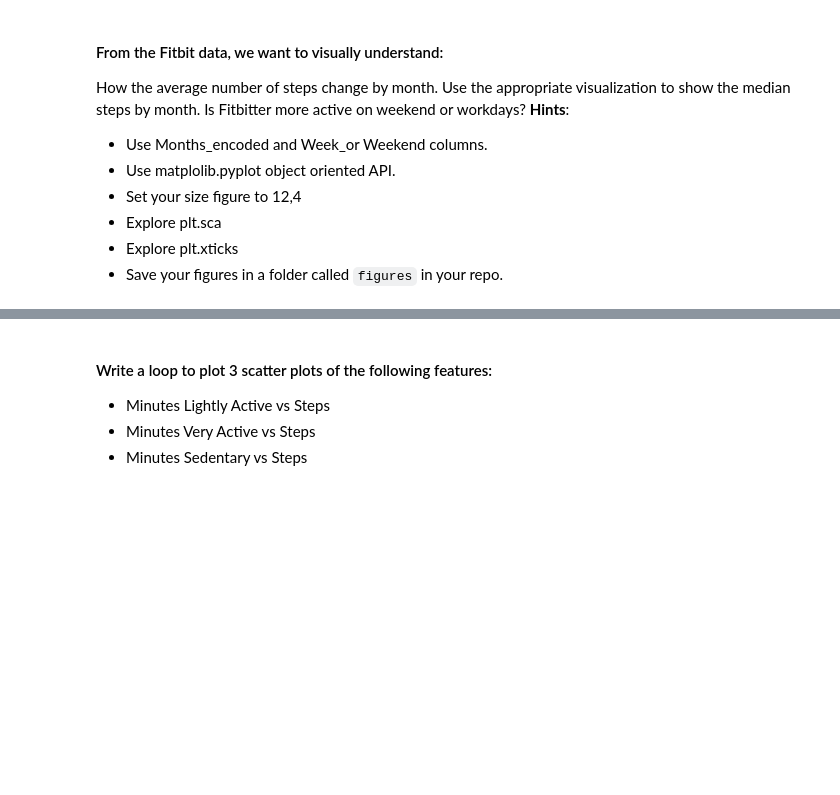
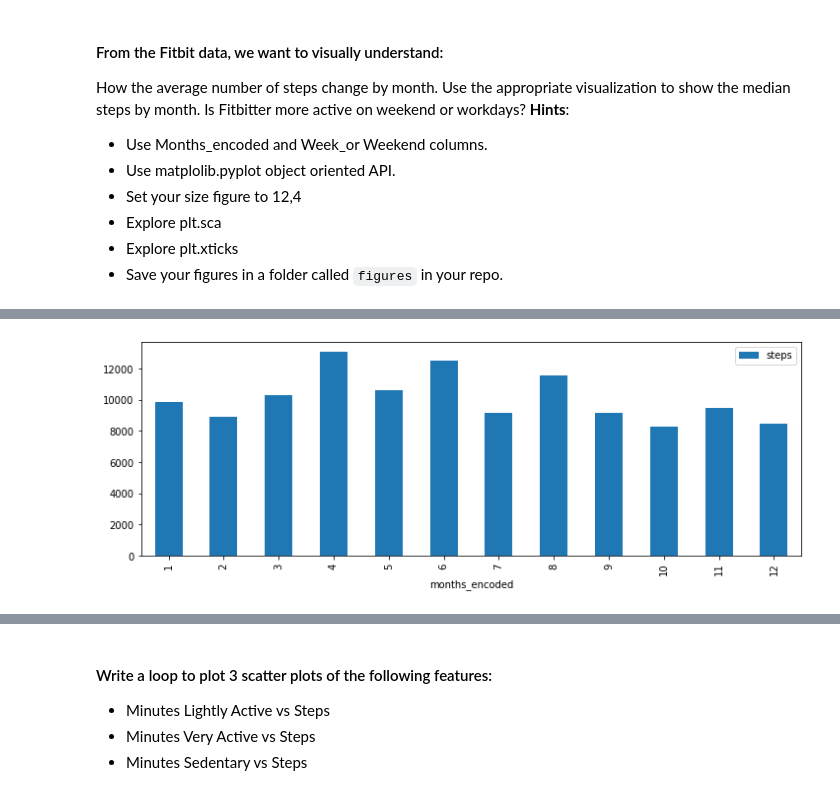
Before and after one commit to Ironhack-Data-Madrid-Marzo-2022/5.2-lab-matplotlib-seaborn, a Jupyter notebook: your-code/main.ipynb, the cells around one changed output, grey strips where cells are left out. Saved outputs shown, nothing was run; the diff lists cells and outputs as text; code cells hidden in the pictures; blank space fills up the shorter version.

```diff
--- a/your-code/main.ipynb
+++ b/your-code/main.ipynb
@@ -15,0 +19,5 @@ import numpy as np
+# %%
+fitbit = pd.read_csv('../data/Fitbit2.csv')
+fitbit.columns=[e.lower().replace(' ','_') for e in fitbit.columns]
+
+fitbit
@@ -33,0 +50,6 @@ How the average number of steps change by month. Use the appropriate visualizati
+# %%
+plt.rcParams['figure.figsize']=(12, 4)  # tamaño de los graficos por defecto
+# %%
+steps_month = fitbit.groupby('months_encoded').agg({'steps':'mean'})
+
+steps_month
@@ -33,0 +71,5 @@ How the average number of steps change by month. Use the appropriate visualizati
+# %%
+steps_month.plot.bar();
+plt.savefig('../figures/mean_steps')
+# %% [output]
+[figure, added]
```
Also changed, not shown: parts of 62 cells of this notebook, 16 other files.
